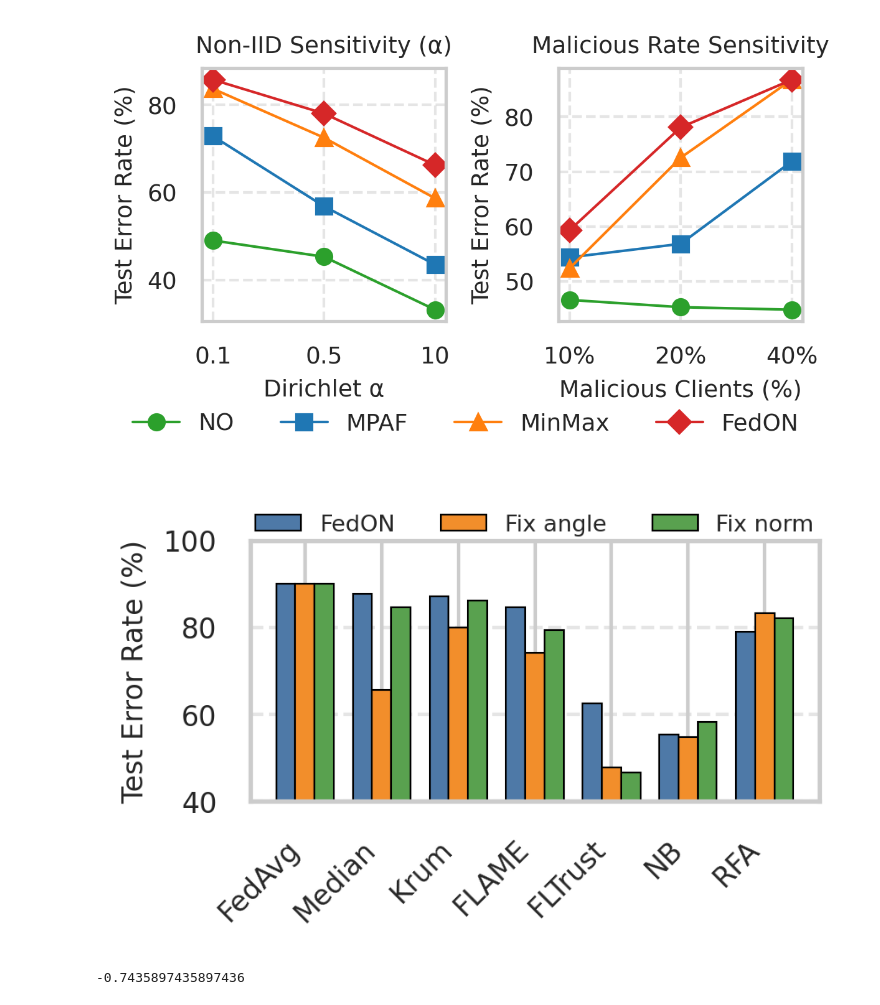
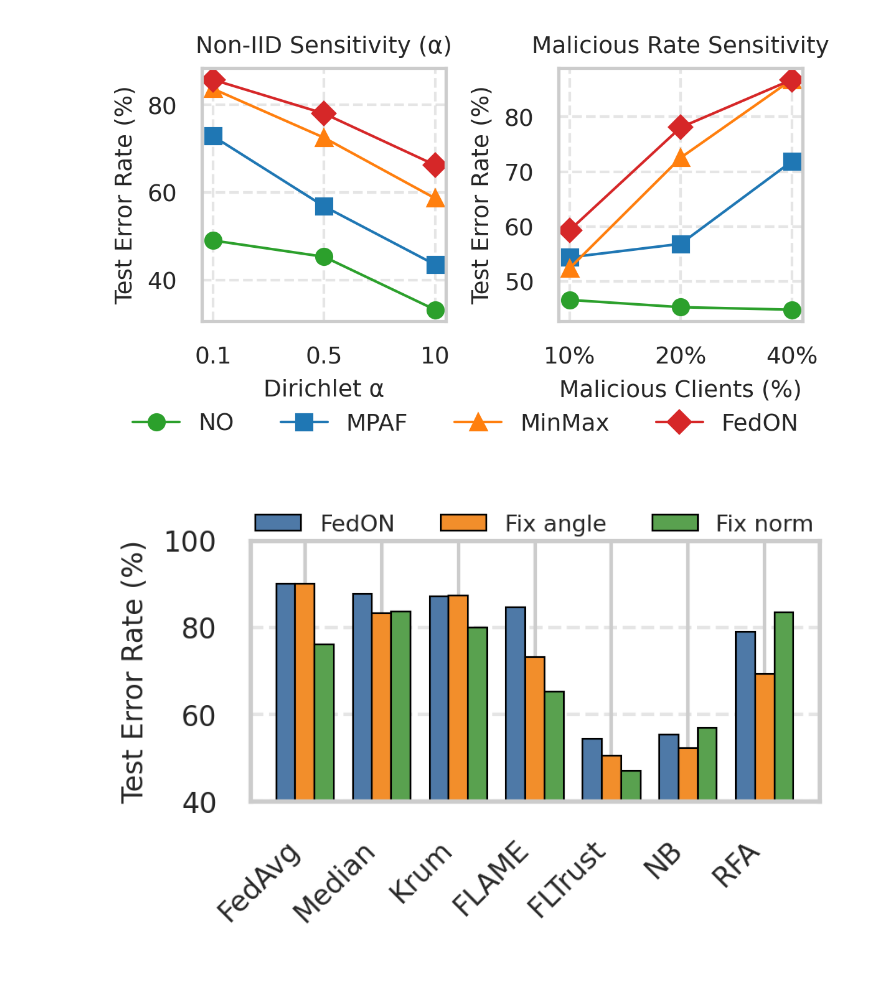
Before and after one commit to yangland/FedON, a Jupyter notebook: jupyter_notebooks/visualization.ipynb, the cells around one changed output. Drawn from its saved outputs; the diff is of its cells as text; code cells hidden in the pictures.

```diff
--- a/jupyter_notebooks/visualization.ipynb
+++ b/jupyter_notebooks/visualization.ipynb
@@ -318,9 +318,15 @@ import os
 import re
 import csv
 
+# med
+# nb
+# rfa
+
+
+
 # === Configuration ===
-agr = "med"  # e.g., 'L' from L_20250629_105628.log
-log_dir = "/home2/liyang/GitHub/FedOda/logs_fl/svhn/Ssvhn_20250719_102654_AGGR_coordinate_wise_median_cross-eval/20250720_141348_FedOda_0.5"  # directory containing .log files
+agr = "nb"  # e.g., 'L' from L_20250629_105628.log
+log_dir = "/home2/liyang/GitHub/FedOda/logs_fl/cifar10/Scifar10_20250721_185240_AGGR_normbound_cross-eval/20250721_234038_FedOda_0.5"  # directory containing .log files
 output_csv = f"{agr}_actions.csv"
 
 # === Regular Expression to capture action values ===
@@ -1232,9 +1410,9 @@ import numpy as np
 # Updated accuracy data
 methods = ['FedAvg', 'Median', 'Krum', 'FLAME', 'FLTrust', 'NB', 'RFA']
 ablation_data = {
-    'FedON':     [90.00, 87.77, 87.08, 84.57, 62.55, 55.39, 79.02],
-    'Fix angle': [90.00, 65.74, 80.04, 74.22, 47.80, 54.81, 83.29],
-    'Fix norm': [90.00, 84.56, 86.24, 79.37, 46.73, 58.38, 82.10]
+    'FedON':     [90.00, 87.77, 87.08, 84.57, 54.35, 55.39, 79.02],
+    'Fix angle': [90.00, 83.32, 87.25, 73.26, 50.59, 52.30, 69.42],
+    'Fix norm': [76.14, 83.72, 79.90, 65.23, 47.00, 56.89, 83.49]
 }
 
 configs = list(ablation_data.keys())
@@ -1252,31 +1430,31 @@ fig, ax = plt.subplots(figsize=(3, 2), dpi=300)
 for i, config in enumerate(configs):
     offset = (i - 1) * width
     ax.bar(x + offset, ablation_data[config], width=width,
            label=config, color=colors[i],
            edgecolor='black', linewidth=0.5)
 
 # Axes
 ax.set_ylabel('Test Error Rate (%)', fontsize=8)
 # ax.set_title('Ablation Study', fontsize=9)
 ax.set_xticks(x)
 ax.set_xticklabels(methods, rotation=45, ha='right', fontsize=8)
 ax.tick_params(axis='y', labelsize=8)
 ax.set_ylim(40, 100)
 ax.grid(True, linestyle='--', alpha=0.5, axis='y')
 
 # Legend
 # ax.legend(fontsize=7, loc='best', ncol=1, frameon=False)
 ax.legend(
     fontsize=6.5,
     loc='upper center',
     bbox_to_anchor=(0.5, 1.18),
     ncol=3,
     frameon=False
 )
 
 
 plt.tight_layout()
 plt.savefig("fedon_ablation_study.png", bbox_inches='tight', dpi=300)
 plt.show()
 # %% [output]
-[figure, old version]
+[figure, new version]
@@ -1290,4 +1460,0 @@ fixed_action0 = inverse_linear_map(3.0, 0.5, 20.0)  # L2 scaling == 3
-# %%
-fixed_action0
-# %% [output]
--0.7435897435897436
```
Also changed, not shown: parts of 9 cells of this notebook, 43 other files.
